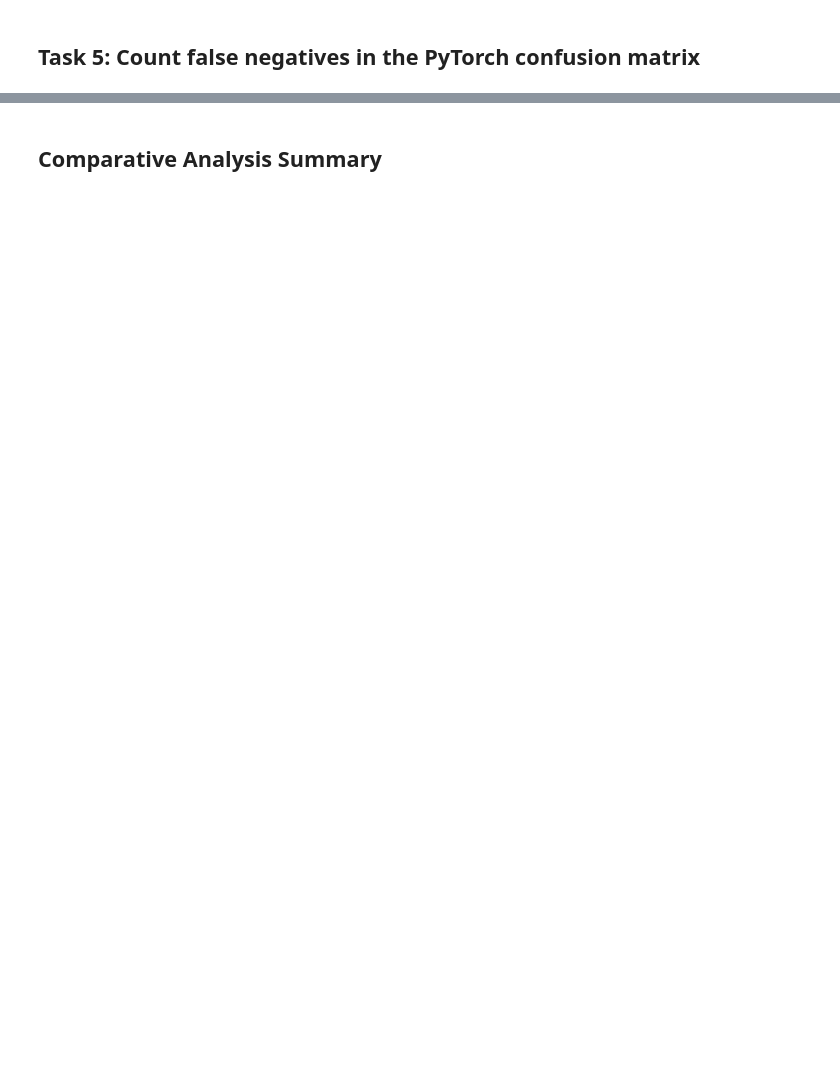
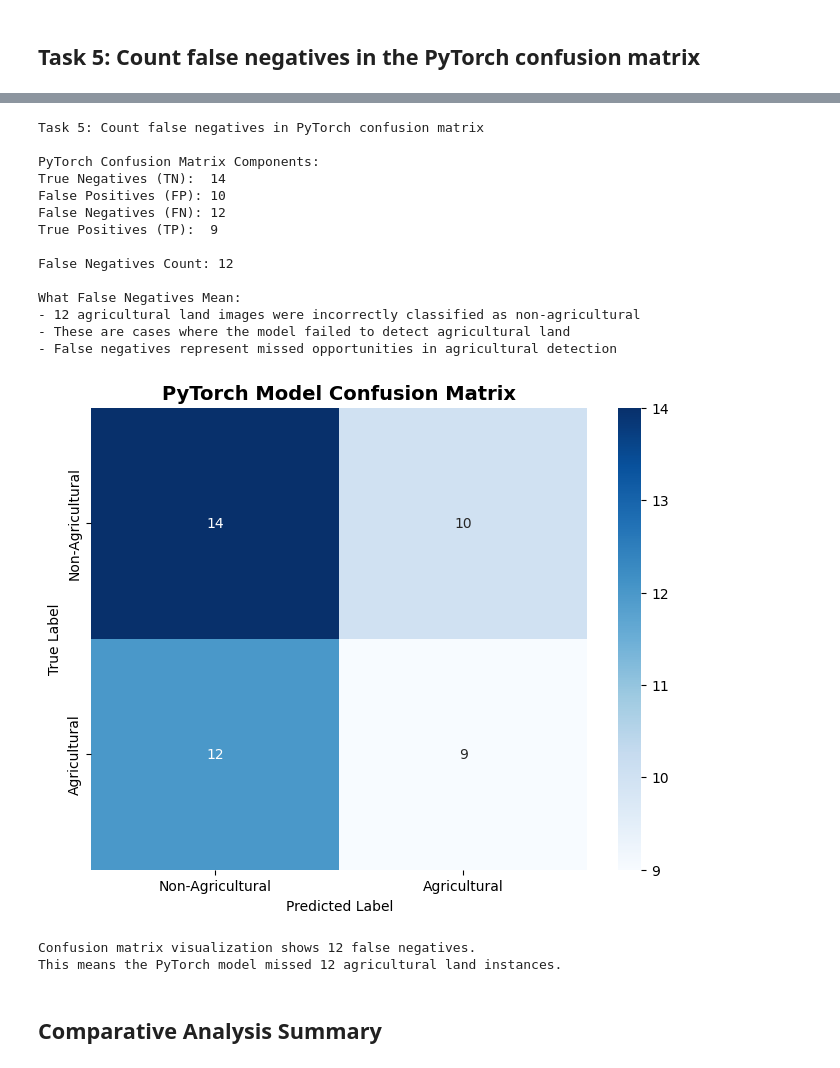
Before and after one commit to awaispasha7/Capstone_project, a Jupyter notebook: notebooks/Question 6.ipynb, the cells around one changed output, grey strips where cells are left out. Cells and saved outputs as stored; diff of their text form; code cells hidden in the pictures; blank space fills up the shorter version.

```diff
--- a/notebooks/Question 6.ipynb
+++ b/notebooks/Question 6.ipynb
@@ -37,2 +324,51 @@ Task 5 - Count false negatives in the PyTorch confusion matrix:PyTorch Confusion
+# %%
+# Task 5: Count false negatives in the PyTorch confusion matrix
+print("Task 5: Count false negatives in PyTorch confusion matrix")
+
+# Extract confusion matrix components
+tn, fp, fn, tp = pytorch_cm.ravel()
+
+print(f"\nPyTorch Confusion Matrix Components:")
+print(f"True Negatives (TN):  {tn}")
+print(f"False Positives (FP): {fp}")
+print(f"False Negatives (FN): {fn}")
+print(f"True Positives (TP):  {tp}")
+
+print(f"\nFalse Negatives Count: {fn}")
+print(f"\nWhat False Negatives Mean:")
+print(f"- {fn} agricultural land images were incorrectly classified as non-agricultural")
+print(f"- These are cases where the model failed to detect agricultural land")
+print(f"- False negatives represent missed opportunities in agricultural detection")
+
+# Visualize confusion matrix
+plt.figure(figsize=(8, 6))
+sns.heatmap(pytorch_cm, annot=True, fmt='d', cmap='Blues',
+            xticklabels=['Non-Agricultural', 'Agricultural'],
+            yticklabels=['Non-Agricultural', 'Agricultural'])
+plt.title('PyTorch Model Confusion Matrix', fontsize=14, fontweight='bold')
+plt.xlabel('Predicted Label')
+plt.ylabel('True Label')
+plt.show()
+
+print(f"\nConfusion matrix visualization shows {fn} false negatives.")
+print(f"This means the PyTorch model missed {fn} agricultural land instances.")
+# %% [output]
+Task 5: Count false negatives in PyTorch confusion matrix
+
+PyTorch Confusion Matrix Components:
+True Negatives (TN):  14
+False Positives (FP): 10
+False Negatives (FN): 12
+True Positives (TP):  9
+
+False Negatives Count: 12
+
+What False Negatives Mean:
+- 12 agricultural land images were incorrectly classified as non-agricultural
+- These are cases where the model failed to detect agricultural land
+- False negatives represent missed opportunities in agricultural detection
+[figure, added]
+Confusion matrix visualization shows 12 false negatives.
+This means the PyTorch model missed 12 agricultural land instances.
 # %% [markdown]
 ## Comparative Analysis Summary
```
Also changed, not shown: parts of 15 cells of this notebook.
